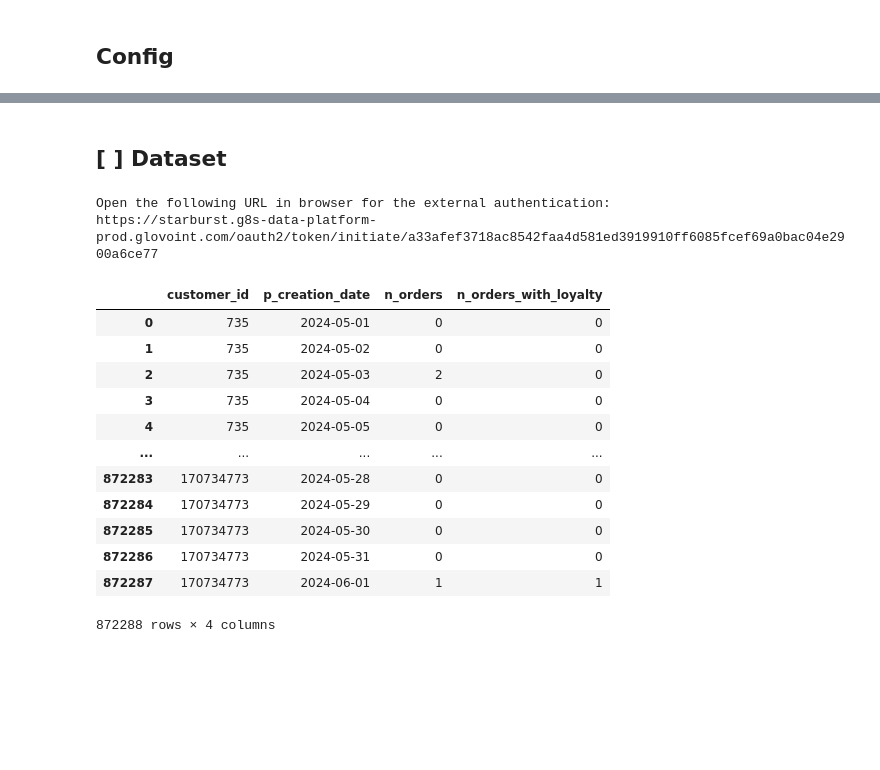
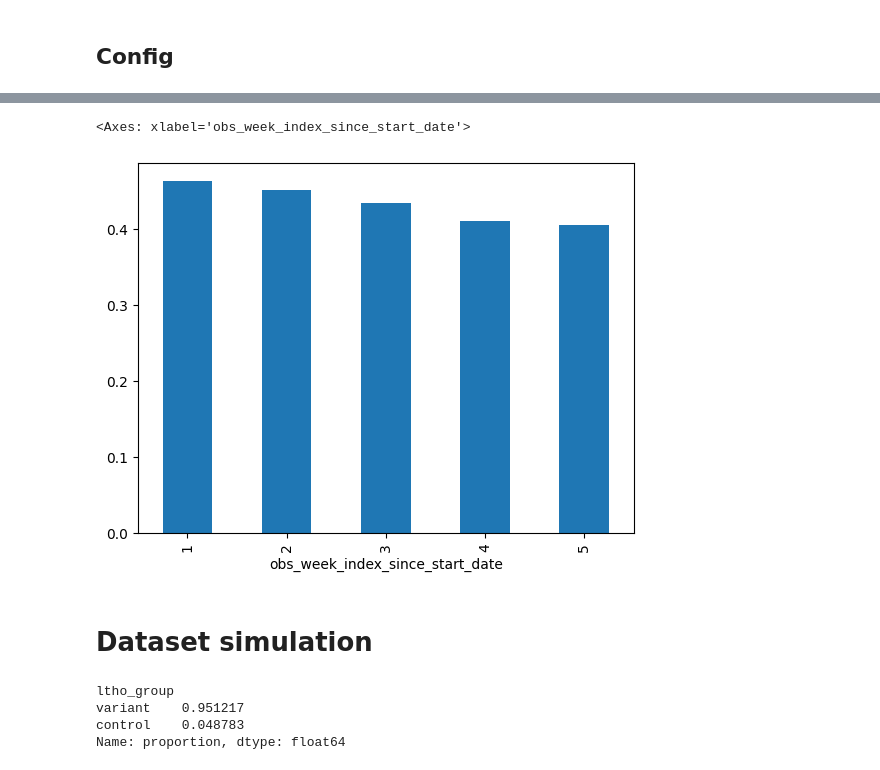
Before and after one commit to JordiCremades4444/central-node, a Jupyter notebook: notebooks/2024_6_loyaltycards/loyaltycards.ipynb, the cells around one changed output, grey strips where cells are left out. Saved outputs shown, nothing was run; the diff lists cells and outputs as text; code cells hidden in the pictures; blank space fills up the shorter version.

```diff
--- a/notebooks/2024_6_loyaltycards/loyaltycards.ipynb
+++ b/notebooks/2024_6_loyaltycards/loyaltycards.ipynb
@@ -24,40 +89,16 @@ from utils import query_engines
+# %%
+df.groupby('obs_week_index_since_start_date')['lc_pen'].mean().plot(kind='bar')
+# %% [output]
+<Axes: xlabel='obs_week_index_since_start_date'>
+[figure, added]
 # %% [markdown]
-## [ ] Dataset
+# Dataset simulation
-# %%
-START_DATE = "'2024-05-01'"
-END_DATE = "'2024-06-01'"
-
-
-params = [
-    # dates
-    {'name':'start_date', 'value': str(START_DATE)},
-    {'name':'end_date', 'value': str(END_DATE)},
-]
-
-q = query_engines.QueryEngines(
-    query='lc_mde.sql',
-    params=params,
-    printq=None,
-    output_file='lc_mde.sq',
-    load_from_output_file=None
-
-)
-
-df = q.query_run_starbust()
-df
-# %% [output]
-Open the following URL in browser for the external authentication:
-https://starburst.g8s-data-platform-prod.glovoint.com/oauth2/token/initiate/a33afef3718ac8542faa4d581ed3919910ff6085fcef69a0bac04e2900a6ce77
-|  | customer_id | p_creation_date | n_orders | n_orders_with_loyalty |
-| 0 | 735 | 2024-05-01 | 0 | 0 |
-| 1 | 735 | 2024-05-02 | 0 | 0 |
-| 2 | 735 | 2024-05-03 | 2 | 0 |
-| 3 | 735 | 2024-05-04 | 0 | 0 |
-| 4 | 735 | 2024-05-05 | 0 | 0 |
-| ... | ... | ... | ... | ... |
-| 872283 | 170734773 | 2024-05-28 | 0 | 0 |
-| 872284 | 170734773 | 2024-05-29 | 0 | 0 |
-| 872285 | 170734773 | 2024-05-30 | 0 | 0 |
-| 872286 | 170734773 | 2024-05-31 | 0 | 0 |
-| 872287 | 170734773 | 2024-06-01 | 1 | 1 |
-872288 rows × 4 columns
+# %%
+# Synthetic LTHO group
+df['ltho_group'] = df['customer_id'].apply(lambda x: hashing.hashing_function(x, 'a057353b-bdd5-41eb-b62e-d9b488b54367', (49,999)))
+df['ltho_group'].value_counts(normalize=True, dropna=False)
+# %% [output]
+ltho_group
+variant    0.951217
+control    0.048783
+Name: proportion, dtype: float64
```
Also changed, not shown: parts of 10 cells of this notebook, 4 other files.
